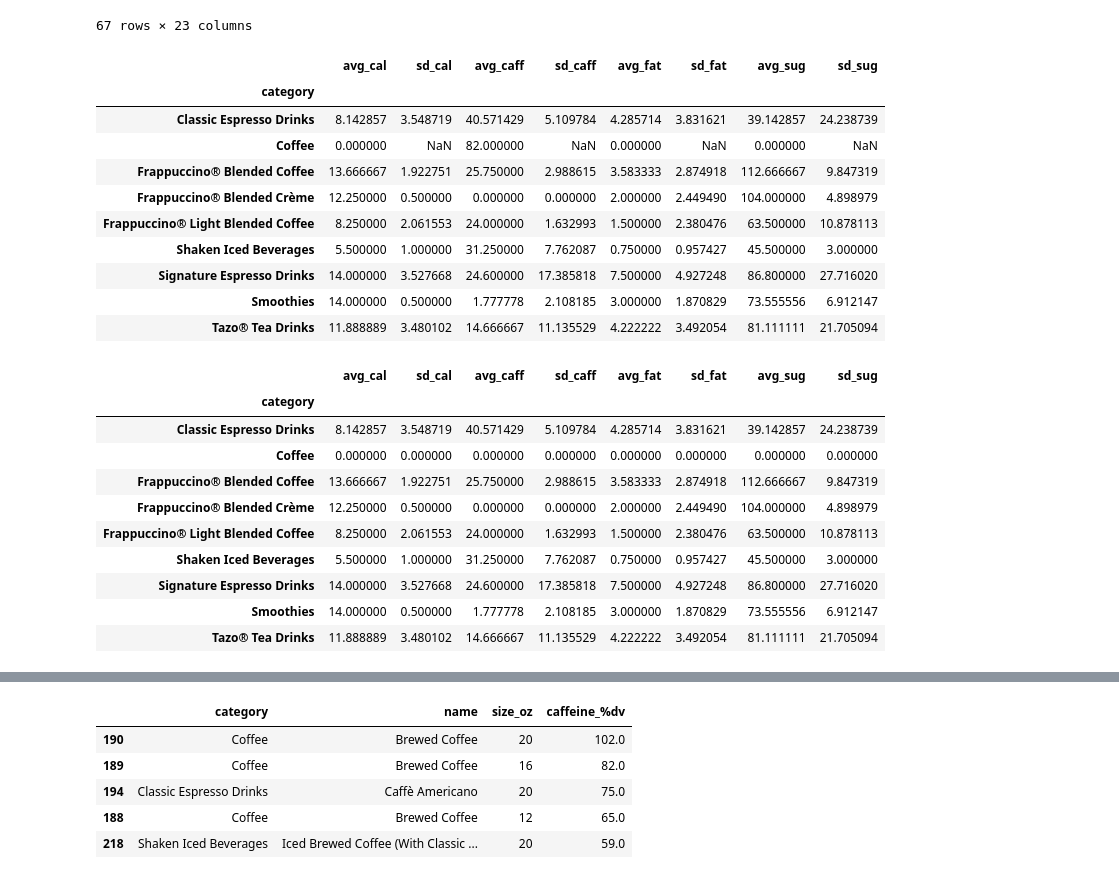
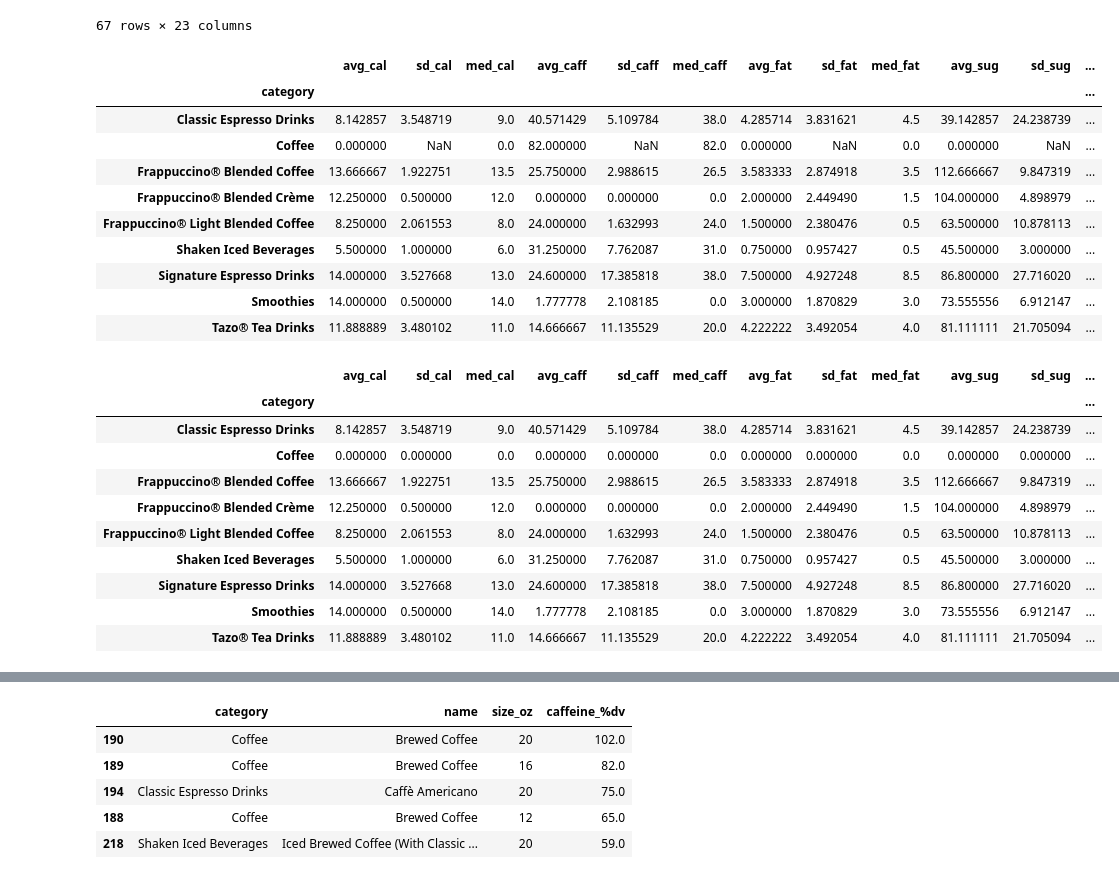
Before and after one commit to Ugi77/projects, a Jupyter notebook: NutritionAnalysisTour/desc_stats_pandas.ipynb, the cells around one changed output, grey strips where cells are left out. Cells and saved outputs as stored; diff of their text form; code cells hidden in the pictures.

```diff
--- a/NutritionAnalysisTour/desc_stats_pandas.ipynb
+++ b/NutritionAnalysisTour/desc_stats_pandas.ipynb
@@ -35,38 +36,38 @@ grande
 | 217 | Shaken Iced Beverages | Iced Brewed Coffee (With Classic ... | 16 | NaN | 90 | 4.0 | 165 | 41.0 | 0.0 | ... |
 67 rows × 23 columns
 # %%
-# Then group by category and apply mean, std functions
-result = grande.groupby("category").agg(avg_cal = ("calories_%dv", "mean"), sd_cal = ("calories_%dv", "std"),
-                               avg_caff = ("caffeine_%dv", "mean"), sd_caff = ("caffeine_%dv", "std"),
-                               avg_fat = ("fat_%dv", "mean"), sd_fat = ("fat_%dv", "std"),
-                               avg_sug = ("sugars_%dv", "mean"), sd_sug = ("sugars_%dv", "std"))
+# Then group by category and apply mean, stdev, median functions
+result = grande.groupby("category").agg(avg_cal = ("calories_%dv", "mean"), sd_cal = ("calories_%dv", "std"), med_cal = ("calories_%dv", "median"),
+                               avg_caff = ("caffeine_%dv", "mean"), sd_caff = ("caffeine_%dv", "std"), med_caff = ("caffeine_%dv", "median"),
+                               avg_fat = ("fat_%dv", "mean"), sd_fat = ("fat_%dv", "std"), med_fat = ("fat_%dv", "median"),
+                               avg_sug = ("sugars_%dv", "mean"), sd_sug = ("sugars_%dv", "std"), med_sug = ("sugars_%dv", "median"))
 result
 # %% [output]
-|  | avg_cal | sd_cal | avg_caff | sd_caff | avg_fat | sd_fat | avg_sug | sd_sug |
-| category |  |  |  |  |  |  |  |  |
-| Classic Espresso Drinks | 8.142857 | 3.548719 | 40.571429 | 5.109784 | 4.285714 | 3.831621 | 39.142857 | 24.238739 |
-| Coffee | 0.000000 | NaN | 82.000000 | NaN | 0.000000 | NaN | 0.000000 | NaN |
-| Frappuccino® Blended Coffee | 13.666667 | 1.922751 | 25.750000 | 2.988615 | 3.583333 | 2.874918 | 112.666667 | 9.847319 |
-| Frappuccino® Blended Crème | 12.250000 | 0.500000 | 0.000000 | 0.000000 | 2.000000 | 2.449490 | 104.000000 | 4.898979 |
-| Frappuccino® Light Blended Coffee | 8.250000 | 2.061553 | 24.000000 | 1.632993 | 1.500000 | 2.380476 | 63.500000 | 10.878113 |
-| Shaken Iced Beverages | 5.500000 | 1.000000 | 31.250000 | 7.762087 | 0.750000 | 0.957427 | 45.500000 | 3.000000 |
-| Signature Espresso Drinks | 14.000000 | 3.527668 | 24.600000 | 17.385818 | 7.500000 | 4.927248 | 86.800000 | 27.716020 |
-| Smoothies | 14.000000 | 0.500000 | 1.777778 | 2.108185 | 3.000000 | 1.870829 | 73.555556 | 6.912147 |
-| Tazo® Tea Drinks | 11.888889 | 3.480102 | 14.666667 | 11.135529 | 4.222222 | 3.492054 | 81.111111 | 21.705094 |
+|  | avg_cal | sd_cal | med_cal | avg_caff | sd_caff | med_caff | avg_fat | sd_fat | med_fat | avg_sug | sd_sug | ... |
+| category |  |  |  |  |  |  |  |  |  |  |  | ... |
+| Classic Espresso Drinks | 8.142857 | 3.548719 | 9.0 | 40.571429 | 5.109784 | 38.0 | 4.285714 | 3.831621 | 4.5 | 39.142857 | 24.238739 | ... |
+| Coffee | 0.000000 | NaN | 0.0 | 82.000000 | NaN | 82.0 | 0.000000 | NaN | 0.0 | 0.000000 | NaN | ... |
+| Frappuccino® Blended Coffee | 13.666667 | 1.922751 | 13.5 | 25.750000 | 2.988615 | 26.5 | 3.583333 | 2.874918 | 3.5 | 112.666667 | 9.847319 | ... |
+| Frappuccino® Blended Crème | 12.250000 | 0.500000 | 12.0 | 0.000000 | 0.000000 | 0.0 | 2.000000 | 2.449490 | 1.5 | 104.000000 | 4.898979 | ... |
+| Frappuccino® Light Blended Coffee | 8.250000 | 2.061553 | 8.0 | 24.000000 | 1.632993 | 24.0 | 1.500000 | 2.380476 | 0.5 | 63.500000 | 10.878113 | ... |
+| Shaken Iced Beverages | 5.500000 | 1.000000 | 6.0 | 31.250000 | 7.762087 | 31.0 | 0.750000 | 0.957427 | 0.5 | 45.500000 | 3.000000 | ... |
+| Signature Espresso Drinks | 14.000000 | 3.527668 | 13.0 | 24.600000 | 17.385818 | 38.0 | 7.500000 | 4.927248 | 8.5 | 86.800000 | 27.716020 | ... |
+| Smoothies | 14.000000 | 0.500000 | 14.0 | 1.777778 | 2.108185 | 0.0 | 3.000000 | 1.870829 | 3.0 | 73.555556 | 6.912147 | ... |
+| Tazo® Tea Drinks | 11.888889 | 3.480102 | 11.0 | 14.666667 | 11.135529 | 20.0 | 4.222222 | 3.492054 | 4.0 | 81.111111 | 21.705094 | ... |
 # %%
 # Remove NaN values
 result.loc["Coffee"] = 0
 result
 # %% [output]
-|  | avg_cal | sd_cal | avg_caff | sd_caff | avg_fat | sd_fat | avg_sug | sd_sug |
-| category |  |  |  |  |  |  |  |  |
-| Classic Espresso Drinks | 8.142857 | 3.548719 | 40.571429 | 5.109784 | 4.285714 | 3.831621 | 39.142857 | 24.238739 |
-| Coffee | 0.000000 | 0.000000 | 0.000000 | 0.000000 | 0.000000 | 0.000000 | 0.000000 | 0.000000 |
-| Frappuccino® Blended Coffee | 13.666667 | 1.922751 | 25.750000 | 2.988615 | 3.583333 | 2.874918 | 112.666667 | 9.847319 |
-| Frappuccino® Blended Crème | 12.250000 | 0.500000 | 0.000000 | 0.000000 | 2.000000 | 2.449490 | 104.000000 | 4.898979 |
-| Frappuccino® Light Blended Coffee | 8.250000 | 2.061553 | 24.000000 | 1.632993 | 1.500000 | 2.380476 | 63.500000 | 10.878113 |
-| Shaken Iced Beverages | 5.500000 | 1.000000 | 31.250000 | 7.762087 | 0.750000 | 0.957427 | 45.500000 | 3.000000 |
-| Signature Espresso Drinks | 14.000000 | 3.527668 | 24.600000 | 17.385818 | 7.500000 | 4.927248 | 86.800000 | 27.716020 |
-| Smoothies | 14.000000 | 0.500000 | 1.777778 | 2.108185 | 3.000000 | 1.870829 | 73.555556 | 6.912147 |
-| Tazo® Tea Drinks | 11.888889 | 3.480102 | 14.666667 | 11.135529 | 4.222222 | 3.492054 | 81.111111 | 21.705094 |
+|  | avg_cal | sd_cal | med_cal | avg_caff | sd_caff | med_caff | avg_fat | sd_fat | med_fat | avg_sug | sd_sug | ... |
+| category |  |  |  |  |  |  |  |  |  |  |  | ... |
+| Classic Espresso Drinks | 8.142857 | 3.548719 | 9.0 | 40.571429 | 5.109784 | 38.0 | 4.285714 | 3.831621 | 4.5 | 39.142857 | 24.238739 | ... |
+| Coffee | 0.000000 | 0.000000 | 0.0 | 0.000000 | 0.000000 | 0.0 | 0.000000 | 0.000000 | 0.0 | 0.000000 | 0.000000 | ... |
+| Frappuccino® Blended Coffee | 13.666667 | 1.922751 | 13.5 | 25.750000 | 2.988615 | 26.5 | 3.583333 | 2.874918 | 3.5 | 112.666667 | 9.847319 | ... |
+| Frappuccino® Blended Crème | 12.250000 | 0.500000 | 12.0 | 0.000000 | 0.000000 | 0.0 | 2.000000 | 2.449490 | 1.5 | 104.000000 | 4.898979 | ... |
+| Frappuccino® Light Blended Coffee | 8.250000 | 2.061553 | 8.0 | 24.000000 | 1.632993 | 24.0 | 1.500000 | 2.380476 | 0.5 | 63.500000 | 10.878113 | ... |
+| Shaken Iced Beverages | 5.500000 | 1.000000 | 6.0 | 31.250000 | 7.762087 | 31.0 | 0.750000 | 0.957427 | 0.5 | 45.500000 | 3.000000 | ... |
+| Signature Espresso Drinks | 14.000000 | 3.527668 | 13.0 | 24.600000 | 17.385818 | 38.0 | 7.500000 | 4.927248 | 8.5 | 86.800000 | 27.716020 | ... |
+| Smoothies | 14.000000 | 0.500000 | 14.0 | 1.777778 | 2.108185 | 0.0 | 3.000000 | 1.870829 | 3.0 | 73.555556 | 6.912147 | ... |
+| Tazo® Tea Drinks | 11.888889 | 3.480102 | 11.0 | 14.666667 | 11.135529 | 20.0 | 4.222222 | 3.492054 | 4.0 | 81.111111 | 21.705094 | ... |
 # %%
```
Also changed, not shown: parts of 9 cells of this notebook.
